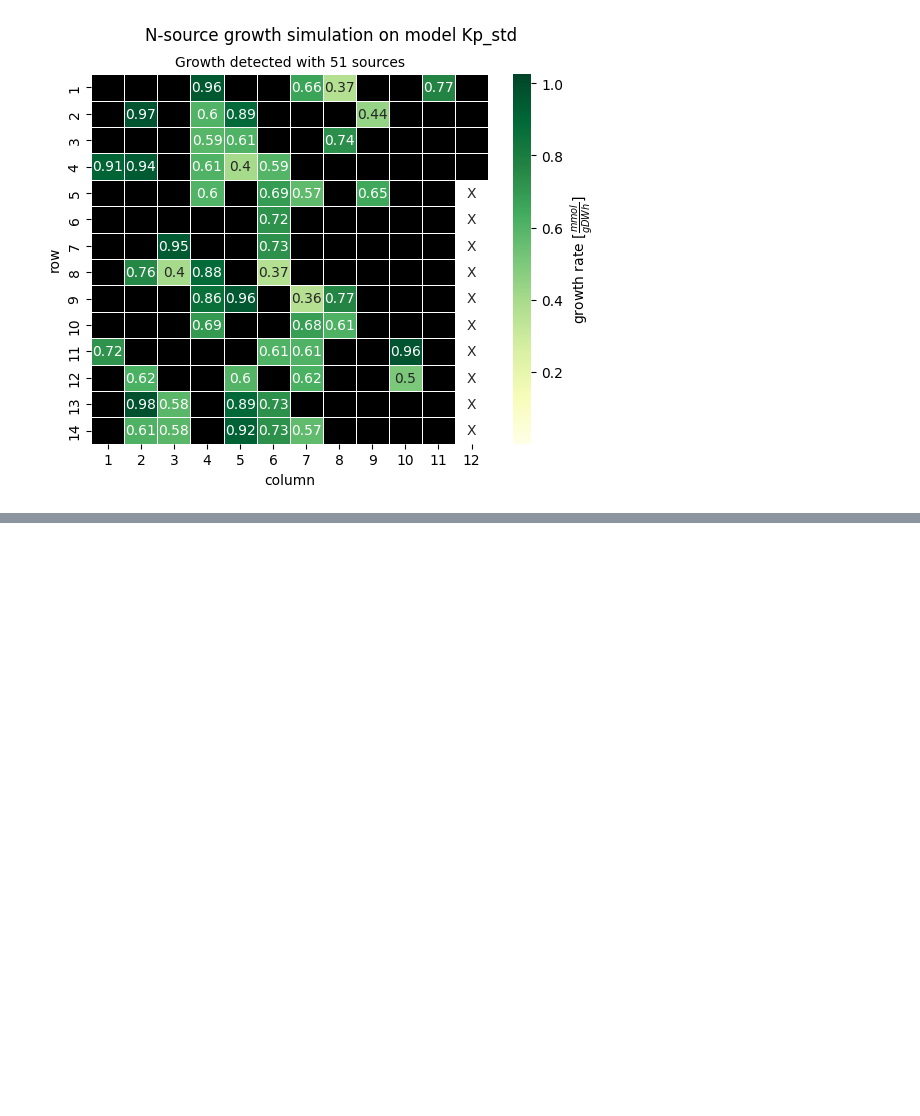
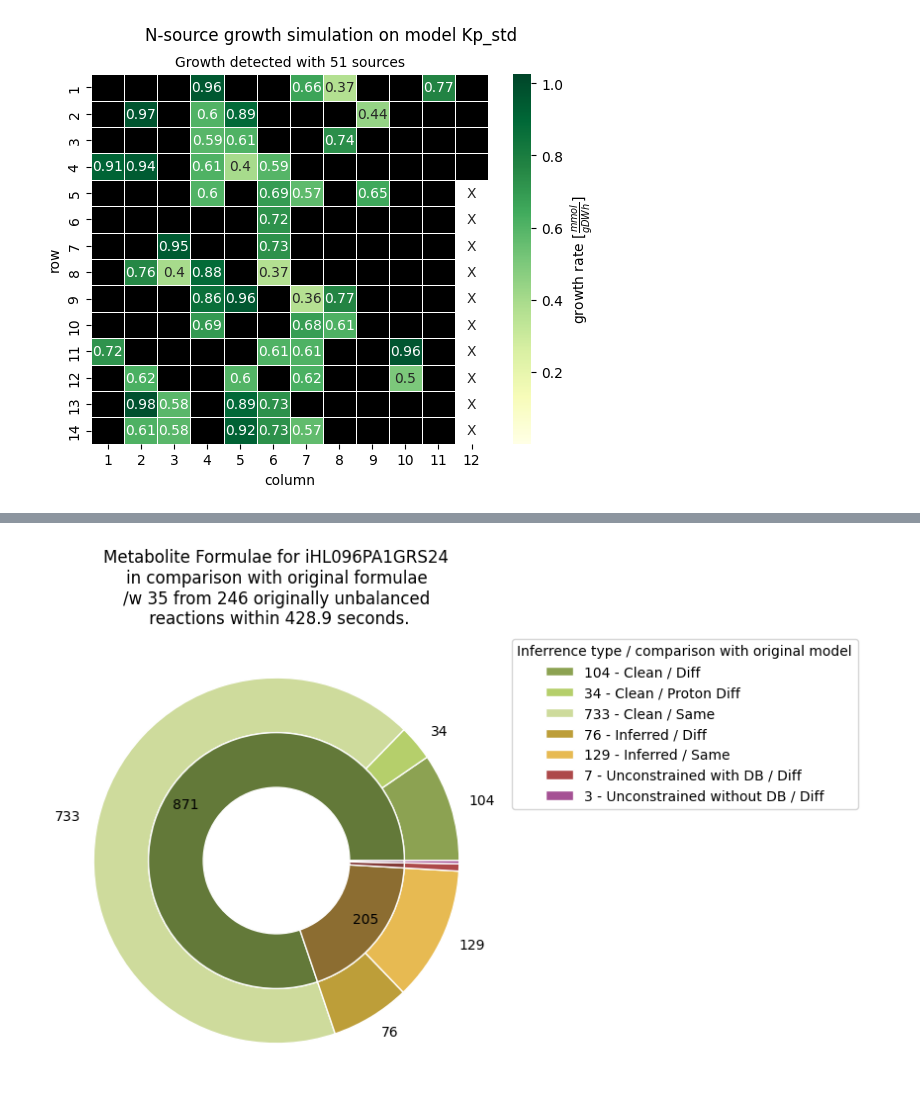
Before and after one commit to draeger-lab/refinegems, a Jupyter notebook: dev/CB_under_construction.ipynb, the cells around one changed output, grey strips where cells are left out. Cells and saved outputs as stored; diff of their text form; code cells hidden in the pictures; blank space fills up the shorter version.

```diff
--- a/dev/CB_under_construction.ipynb
+++ b/dev/CB_under_construction.ipynb
@@ -142,3 +142,12 @@ rest.visualise()
  13                                            empty
  14                                            empty  )
 [figure]
+# %%
+from refinegems.utility.connections import perform_mcc
+from refinegems.utility.io import load_model
+
+m = '/Users/brune/Downloads/iHL096PA1GRS24.xml'
+mod = load_model(m,'cobra')
+
+corr = perform_mcc(mod,dir='/Users/brune/Downloads/')
+# %% [output]
@@ -144,0 +171 @@ rest.visualise()
+[figure, added]
```
Also changed, not shown: parts of 2 cells of this notebook, 11 other files.
